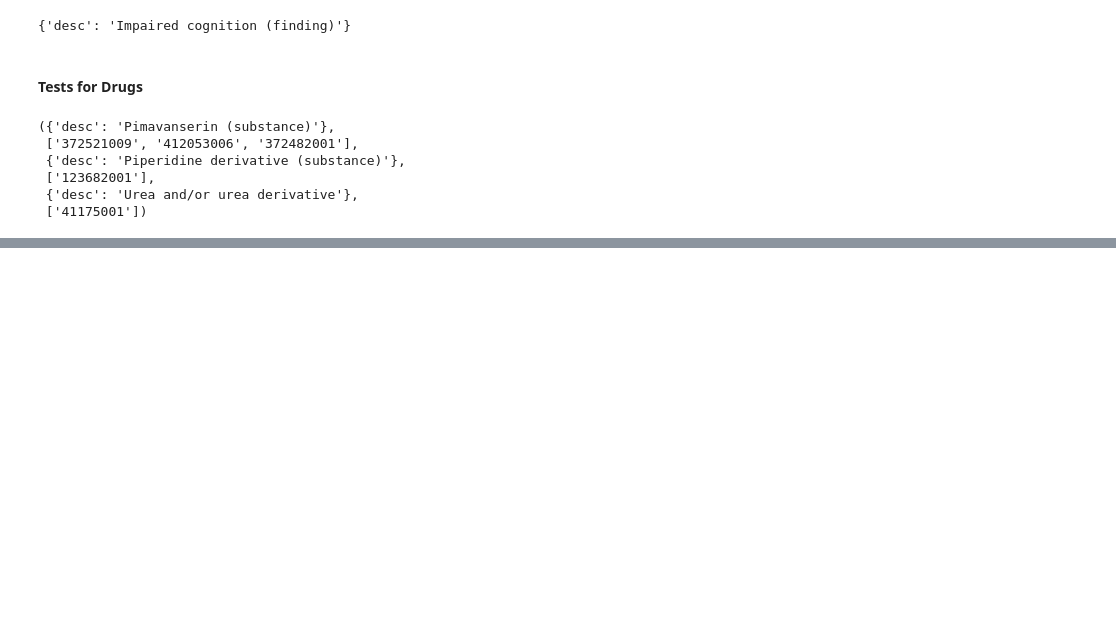
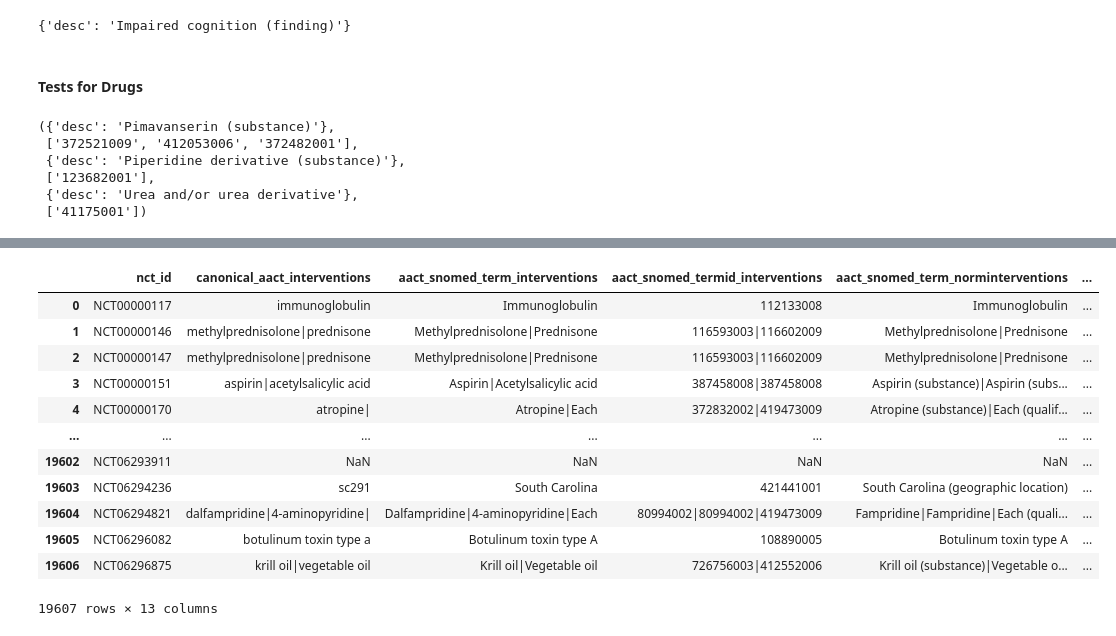
Before and after one commit to Ineichen-Group/NeuroTrialAnalysis, a Jupyter notebook: 03-sapbert-snomed-linking.ipynb, the cells around one changed output, grey strips where cells are left out. Drawn from its saved outputs; the diff is of its cells as text; code cells hidden in the pictures; blank space fills up the shorter version.

```diff
--- a/03-sapbert-snomed-linking.ipynb
+++ b/03-sapbert-snomed-linking.ipynb
@@ -771,0 +1091,24 @@ snomed['721997002'], snomed.predecessors('721997002'), snomed['372521009'], snom
+# %%
+df_aact_interv = pd.read_csv("data/annotated_aact/sapbert_normalized_annotations_aact_19607_interventions.csv")[['nct_id','canonical_aact_interventions','aact_snomed_term_interventions',	'aact_snomed_termid_interventions',	'aact_snomed_term_norminterventions',	'aact_cdist_interventions',	'aact_softmax_prob_interventions']]
+df_aact_cond = pd.read_csv("data/annotated_aact/sapbert_normalized_annotations_aact_19607.csv")[['nct_id','canonical_aact_conditions','aact_snomed_term',	'aact_snomed_termid',	'aact_snomed_term_norm',	'aact_cdist',	'aact_softmax_prob']]
+# Iterate over column names
+for column in df_aact_cond.columns:
+    if column != 'nct_id':
+        df_aact_cond.rename(columns={column: column + '_condition'}, inplace=True)
+# %%
+merged_aact = pd.merge(df_aact_interv, df_aact_cond, on='nct_id')
+merged_aact
+# %% [output]
+|  | nct_id | canonical_aact_interventions | aact_snomed_term_interventions | aact_snomed_termid_interventions | aact_snomed_term_norminterventions | ... |
+| 0 | NCT00000117 | immunoglobulin | Immunoglobulin | 112133008 | Immunoglobulin | ... |
+| 1 | NCT00000146 | methylprednisolone|prednisone | Methylprednisolone|Prednisone | 116593003|116602009 | Methylprednisolone|Prednisone | ... |
+| 2 | NCT00000147 | methylprednisolone|prednisone | Methylprednisolone|Prednisone | 116593003|116602009 | Methylprednisolone|Prednisone | ... |
+| 3 | NCT00000151 | aspirin|acetylsalicylic acid | Aspirin|Acetylsalicylic acid | 387458008|387458008 | Aspirin (substance)|Aspirin (subs... | ... |
+| 4 | NCT00000170 | atropine| | Atropine|Each | 372832002|419473009 | Atropine (substance)|Each (qualif... | ... |
+| ... | ... | ... | ... | ... | ... | ... |
+| 19602 | NCT06293911 | NaN | NaN | NaN | NaN | ... |
+| 19603 | NCT06294236 | sc291 | South Carolina | 421441001 | South Carolina (geographic location) | ... |
+| 19604 | NCT06294821 | dalfampridine|4-aminopyridine| | Dalfampridine|4-aminopyridine|Each | 80994002|80994002|419473009 | Fampridine|Fampridine|Each (quali... | ... |
+| 19605 | NCT06296082 | botulinum toxin type a | Botulinum toxin type A | 108890005 | Botulinum toxin type A | ... |
+| 19606 | NCT06296875 | krill oil|vegetable oil | Krill oil|Vegetable oil | 726756003|412552006 | Krill oil (substance)|Vegetable o... | ... |
+19607 rows × 13 columns
```
Also changed, not shown: parts of 62 cells of this notebook.
